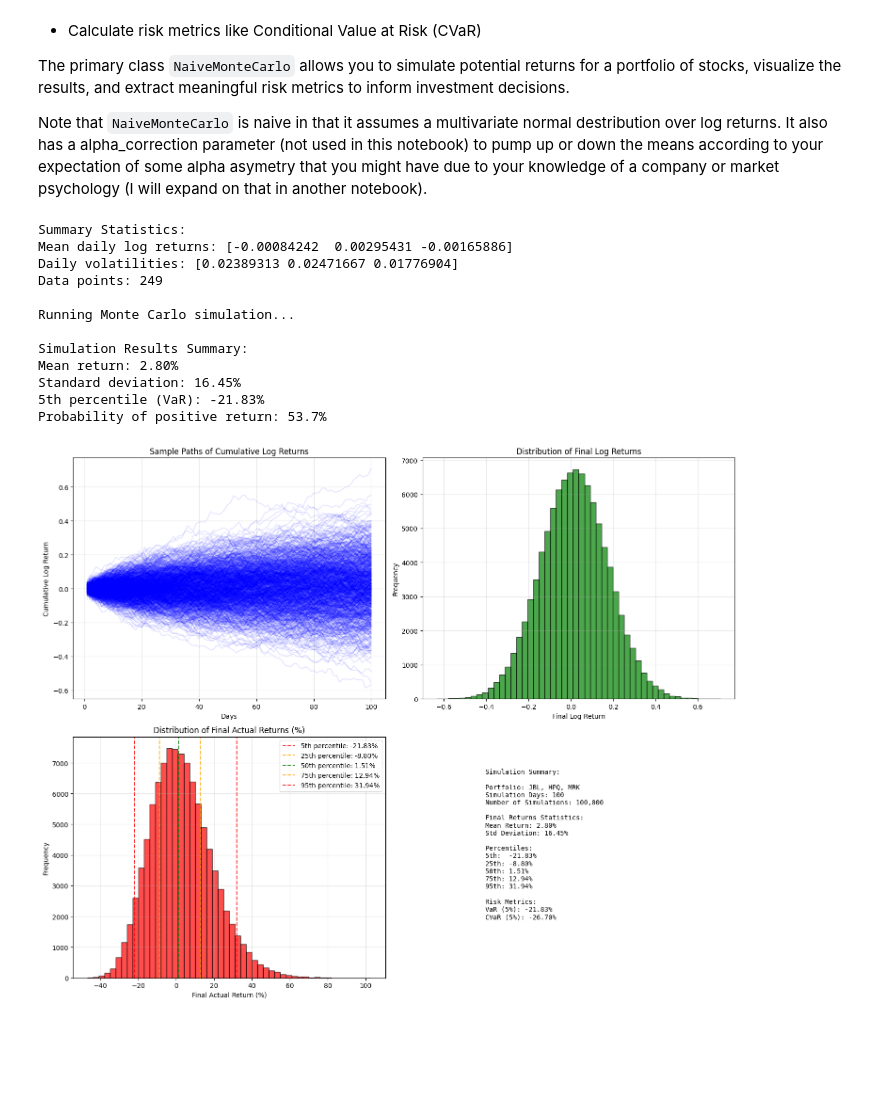
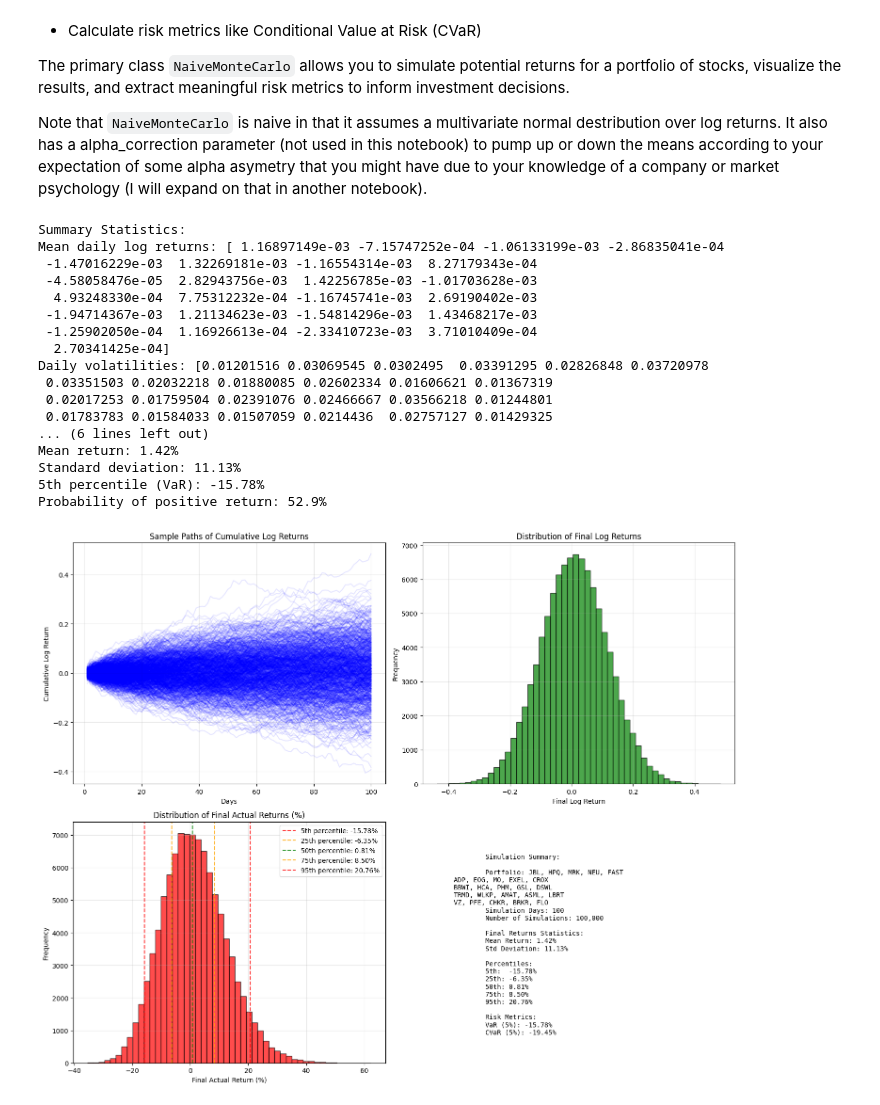
Before and after one commit to sarashs/Wallstreet-Bets, a Jupyter notebook: Notebooks/Simple_monte_carlo.ipynb, the cells around one changed output. Saved outputs shown, nothing was run; the diff lists cells and outputs as text; code cells hidden in the pictures; blank space fills up the shorter version.

Commit message:
added weights and improve the plot for monte carlo

```diff
--- a/Notebooks/Simple_monte_carlo.ipynb
+++ b/Notebooks/Simple_monte_carlo.ipynb
@@ -30,46 +30,53 @@ sys.path.append("../")
 from wallstreet_quant.montecarlo import NaiveMonteCarlo
 # %%
 # Example with a few tech stocks
-tickers = ['JBL', 'HPQ', 'MRK']
+tickers = ['JBL', 'HPQ', 'MRK', 'NEU', 'FAST', 'ADP', 'EOG',
+           'MO', 'EXEL', 'CROX', 'BBWI', 'HCA', 'PHM', 'GSL',
+           'DSWL', 'TRMD', 'WLKP', 'AMAT', 'ASML', 'LBRT', 'VZ',
+           'PFE', 'CHKR', 'BRKR', 'FLO']
 
-# let's assume I have some knowlege that tells me JBL will perform 4% better on its return that the historical average
-alpha_correction = [0.04, 0.00, 0.00]  # Adjusted returns for JBL, HPQ, MRK
+alpha_correction = [0.01]*len(tickers)  # Adjusted returns for our alpha knowledge
 
 # Create Monte Carlo simulator
-mc = NaiveMonteCarlo(tickers,alpha_correction)
+mc = NaiveMonteCarlo(tickers, alpha_correction=alpha_correction)
 
 # Display summary statistics
 stats = mc.get_summary_stats()
 print("\nSummary Statistics:")
 print(f"Mean daily log returns: {stats['mean_returns']}")
 print(f"Daily volatilities: {stats['volatility']}")
 print(f"Data points: {stats['data_points']}")
 
 # Run Monte Carlo simulation
 print("\nRunning Monte Carlo simulation...")
 results = mc.run_simulation(days=100, n_simulations=100000)  # 100 days simulation
 
 # Display results summary
 summary = mc.get_simulation_summary()
 print("\nSimulation Results Summary:")
 print(f"Mean return: {summary['mean_return_pct']:.2f}%")
 print(f"Standard deviation: {summary['std_return_pct']:.2f}%")
 print(f"5th percentile (VaR): {summary['var_5_pct']:.2f}%")
 print(f"Probability of positive return: {summary['probability_positive']:.1f}%")
 
 # Plot results
 mc.plot_results(show_percentiles=True)
 # %% [output]
 Summary Statistics:
-Mean daily log returns: [-0.00084242  0.00295431 -0.00165886]
-Daily volatilities: [0.02389313 0.02471667 0.01776904]
-Data points: 249
-
-Running Monte Carlo simulation...
-
-Simulation Results Summary:
-Mean return: 2.80%
-Standard deviation: 16.45%
-5th percentile (VaR): -21.83%
-Probability of positive return: 53.7%
+Mean daily log returns: [ 1.16897149e-03 -7.15747252e-04 -1.06133199e-03 -2.86835041e-04
+ -1.47016229e-03  1.32269181e-03 -1.16554314e-03  8.27179343e-04
+ -4.58058476e-05  2.82943756e-03  1.42256785e-03 -1.01703628e-03
+  4.93248330e-04  7.75312232e-04 -1.16745741e-03  2.69190402e-03
+ -1.94714367e-03  1.21134623e-03 -1.54814296e-03  1.43468217e-03
+ -1.25902050e-04  1.16926613e-04 -2.33410723e-03  3.71010409e-04
+  2.70341425e-04]
+Daily volatilities: [0.01201516 0.03069545 0.0302495  0.03391295 0.02826848 0.03720978
+ 0.03351503 0.02032218 0.01880085 0.02602334 0.01606621 0.01367319
+ 0.02017253 0.01759504 0.02391076 0.02466667 0.03566218 0.01244801
+ 0.01783783 0.01584033 0.01507059 0.0214436  0.02757127 0.01429325
+... (6 lines left out)
+Mean return: 1.42%
+Standard deviation: 11.13%
+5th percentile (VaR): -15.78%
+Probability of positive return: 52.9%
-[figure, old version]
+[figure, new version]
```
Also changed, not shown: 1 other file.
